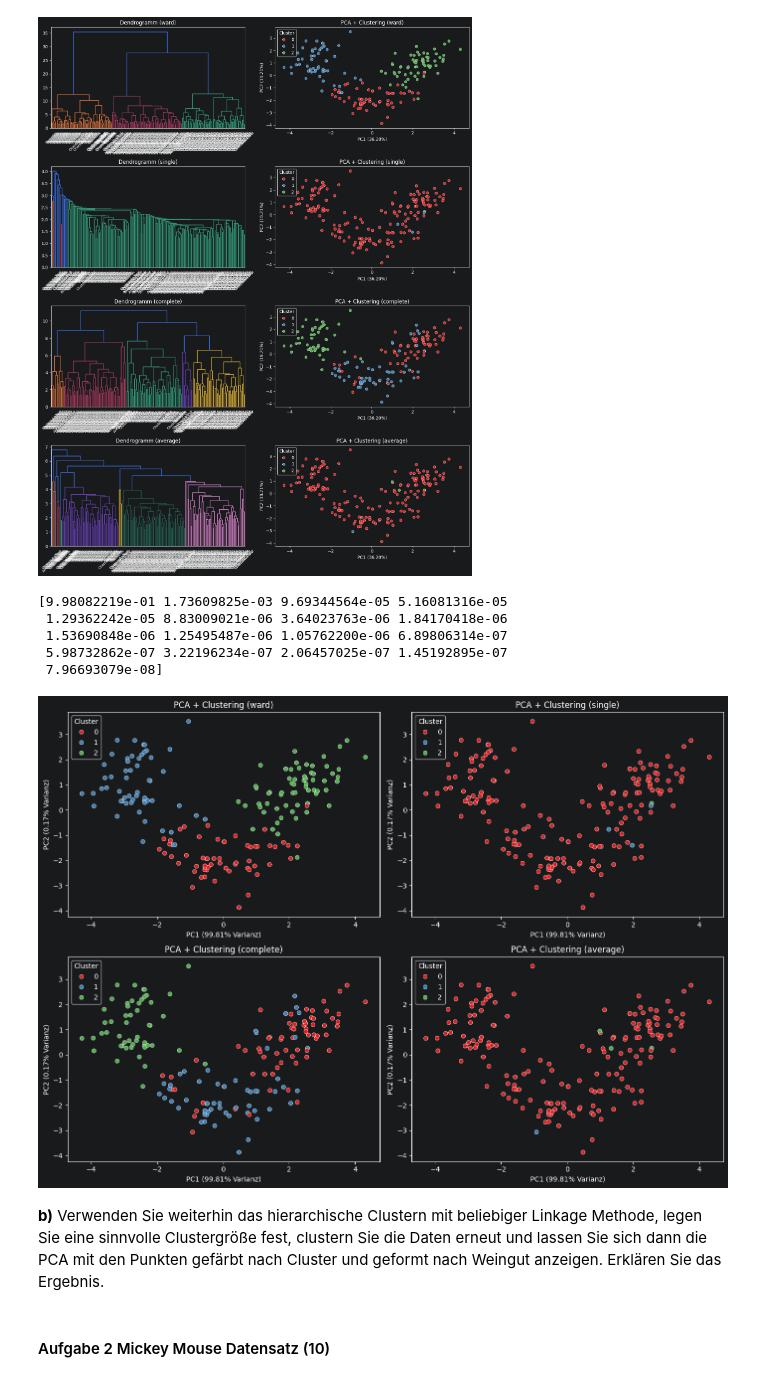
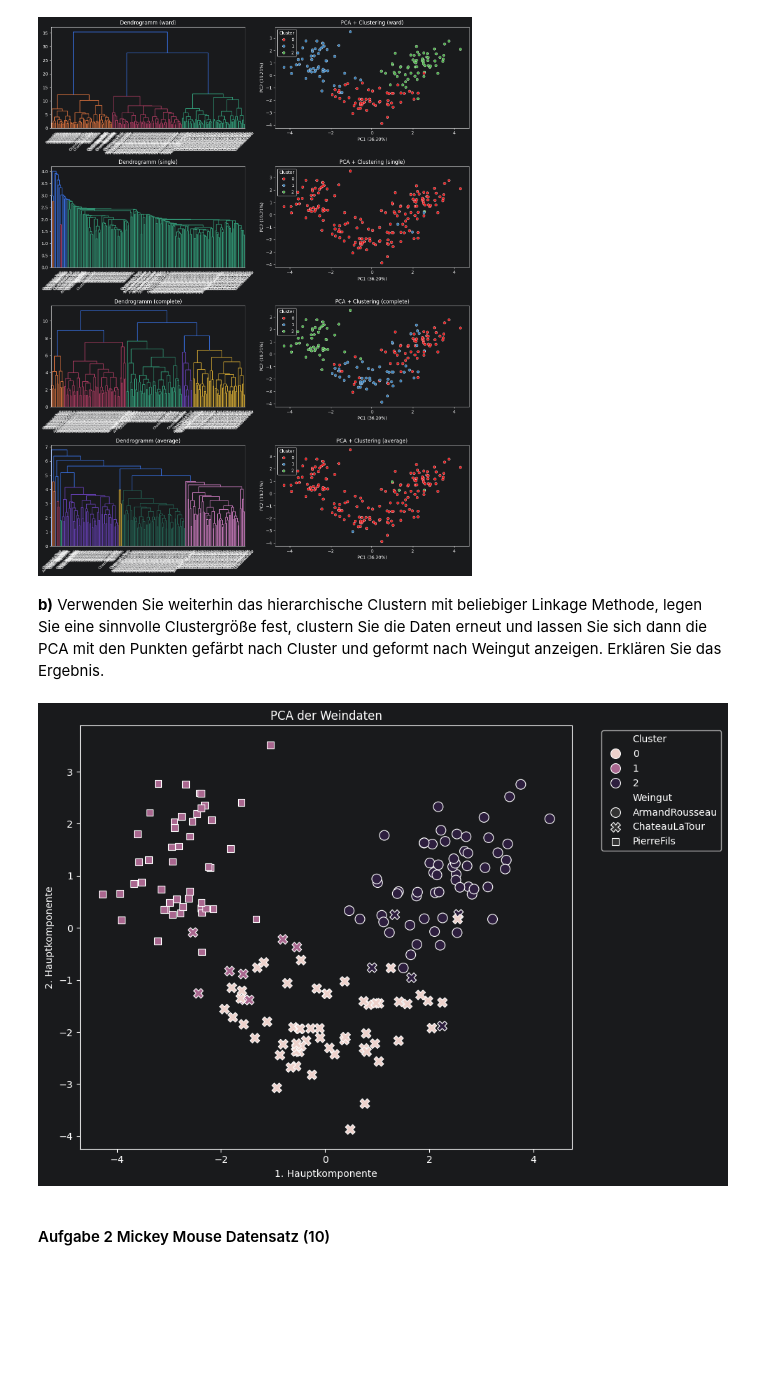
Before and after one commit to Toyo1234/Master-Studium-Semester-1, a Jupyter notebook: Data Mining/Übung 4 Clustering I-20260506/Übung4.ipynb, the cells around one changed output. Saved outputs shown, nothing was run; the diff lists cells and outputs as text; code cells hidden in the pictures; blank space fills up the shorter version.

```diff
--- a/Data Mining/Übung 4 Clustering I-20260506/Übung4.ipynb
+++ b/Data Mining/Übung 4 Clustering I-20260506/Übung4.ipynb
@@ -82,15 +82,50 @@ plt.show()
 # %% [output]
 [figure]
 # %%
+model = AgglomerativeClustering(n_clusters=3, linkage='ward')
+labels = model.fit_predict(scaled)
+wine["Clusters via Ward"] = labels
+
+unbekannt_cluster = wine[wine["Weingut"] == "unbekannt"]["Clusters via Ward"].iat[0]
+
+haeufigster_name = (
+    wine[
+        (wine["Clusters via Ward"] == unbekannt_cluster) &
+        (wine["Weingut"] != "unbekannt")
+    ]["Weingut"]
+    .mode()[0]
+)
+
+wine.loc[wine["Weingut"] == "unbekannt", "Weingut"] = haeufigster_name
+
+base_pca["Weingut"] = wine["Weingut"]
-# %% [output]
-[9.98082219e-01 1.73609825e-03 9.69344564e-05 5.16081316e-05
- 1.29362242e-05 8.83009021e-06 3.64023763e-06 1.84170418e-06
- 1.53690848e-06 1.25495487e-06 1.05762200e-06 6.89806314e-07
- 5.98732862e-07 3.22196234e-07 2.06457025e-07 1.45192895e-07
- 7.96693079e-08]
-[figure, removed]
 # %% [markdown]
 __b)__ Verwenden Sie weiterhin das hierarchische Clustern mit beliebiger Linkage Methode, legen Sie eine sinnvolle Clustergröße fest, clustern Sie die Daten erneut und lassen Sie sich dann die PCA mit den Punkten gefärbt nach Cluster und geformt nach Weingut anzeigen. Erklären Sie das Ergebnis.
+# %%
+
+
+base_pca["Cluster"] = labels
+
+plt.figure(figsize=(10, 7))
+
+sns.scatterplot(
+    data=base_pca,
+    x="PC1",
+    y="PC2",
+    hue="Cluster",      # Farbe nach Cluster
+    style="Weingut",    # Form nach Weingut
+    s=100
+)
+
+plt.title("PCA der Weindaten")
+plt.xlabel("1. Hauptkomponente")
+plt.ylabel("2. Hauptkomponente")
+
+plt.legend(bbox_to_anchor=(1.05, 1), loc='upper left')
+plt.tight_layout()
+plt.show()
+# %% [output]
+[figure, added]
 # %% [markdown]
 #### Aufgabe 2 Mickey Mouse Datensatz (10)
 # %% [markdown]
```
Also changed, not shown: parts of 11 cells of this notebook.
